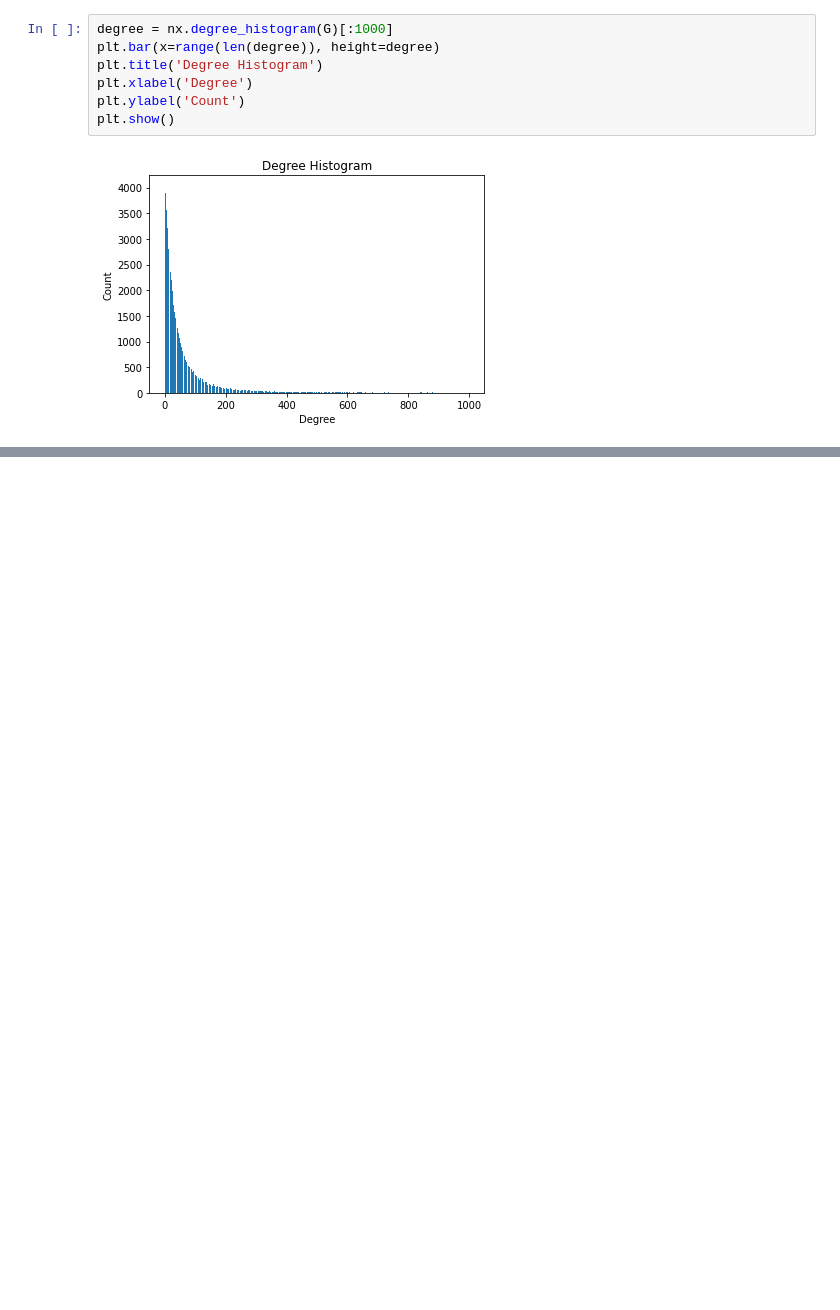
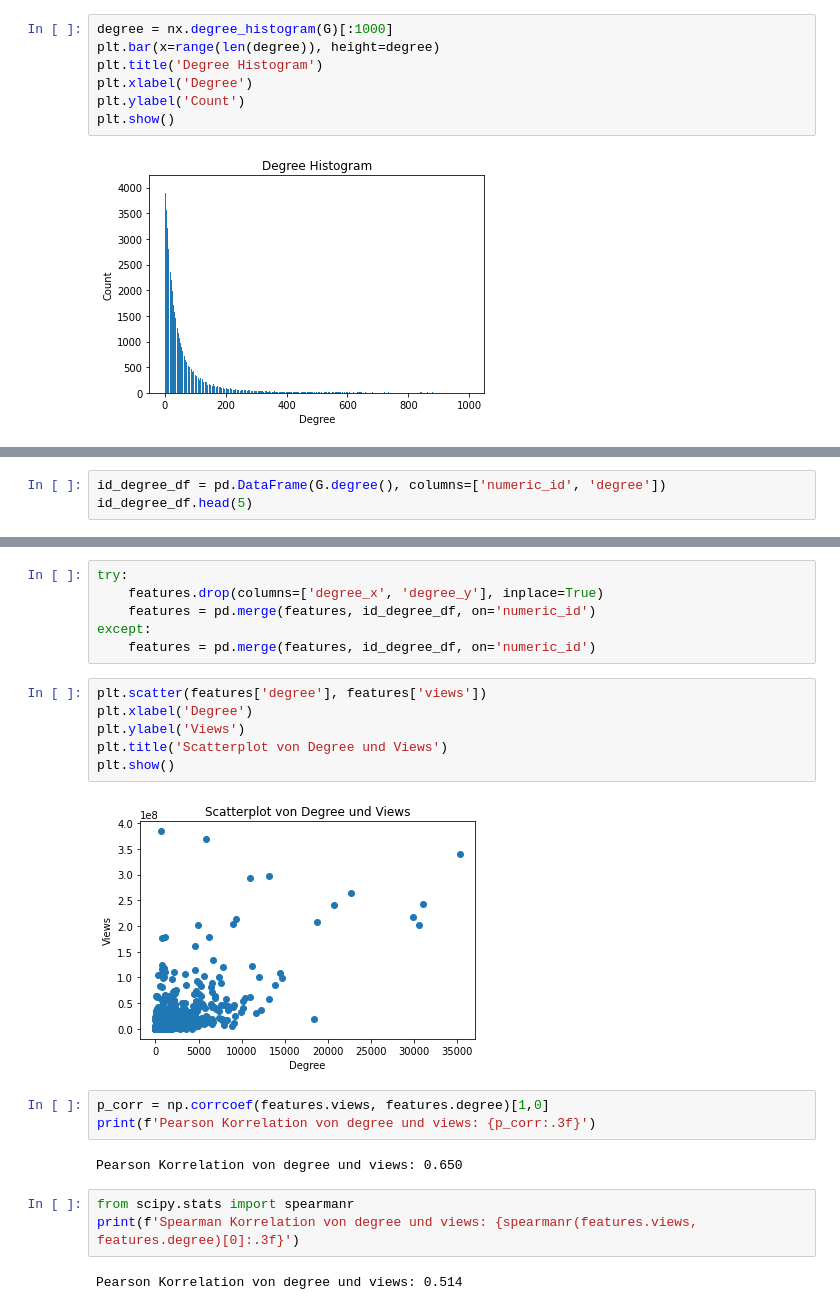
Before and after one commit to kenfus/SAN, a Jupyter notebook: main.ipynb, the cells around one changed output, grey strips where cells are left out. Saved outputs shown, nothing was run; the diff lists cells and outputs as text; blank space fills up the shorter version.

```diff
--- a/main.ipynb
+++ b/main.ipynb
@@ -375,0 +431,3 @@ Die Verteilung der Anzahl der Degrees sieht exponential aus.
+# %%
+id_degree_df = pd.DataFrame(G.degree(), columns=['numeric_id', 'degree'])
+id_degree_df.head(5)
@@ -375,0 +441,24 @@ Die Verteilung der Anzahl der Degrees sieht exponential aus.
+# %%
+try:
+    features.drop(columns=['degree_x', 'degree_y'], inplace=True)
+    features = pd.merge(features, id_degree_df, on='numeric_id')
+except:
+    features = pd.merge(features, id_degree_df, on='numeric_id')
+# %%
+plt.scatter(features['degree'], features['views'])
+plt.xlabel('Degree')
+plt.ylabel('Views')
+plt.title('Scatterplot von Degree und Views')
+plt.show()
+# %% [output]
+[figure, added]
+# %%
+p_corr = np.corrcoef(features.views, features.degree)[1,0]
+print(f'Pearson Korrelation von degree und views: {p_corr:.3f}')
+# %% [output]
+Pearson Korrelation von degree und views: 0.650
+# %%
+from scipy.stats import spearmanr
+print(f'Spearman Korrelation von degree und views: {spearmanr(features.views, features.degree)[0]:.3f}')
+# %% [output]
+Pearson Korrelation von degree und views: 0.514
```
Also changed, not shown: parts of 31 cells of this notebook.
